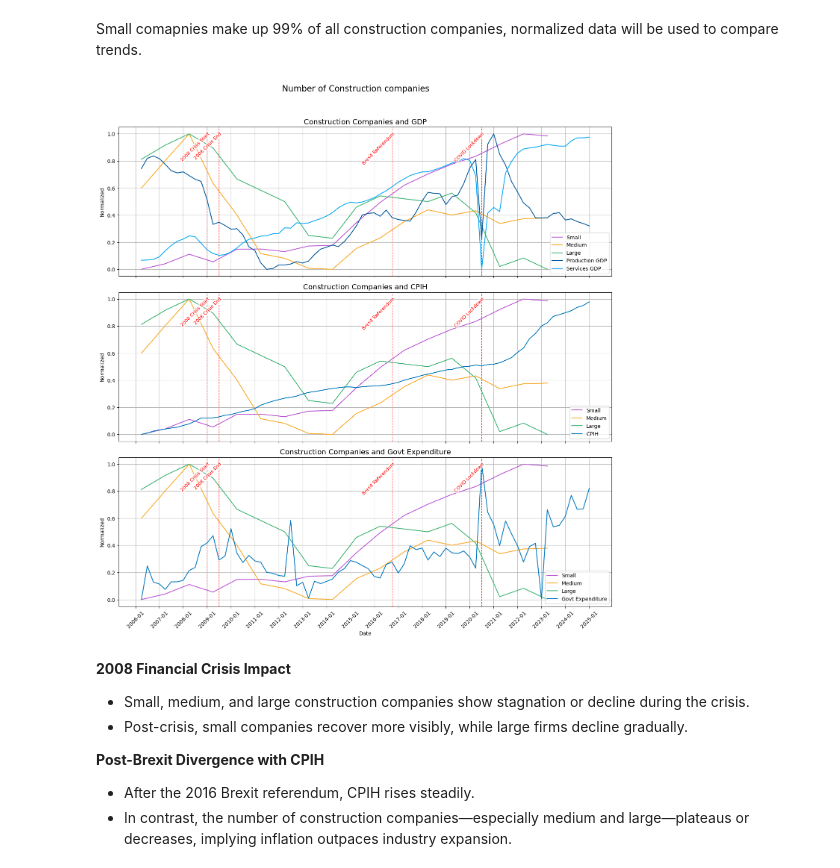
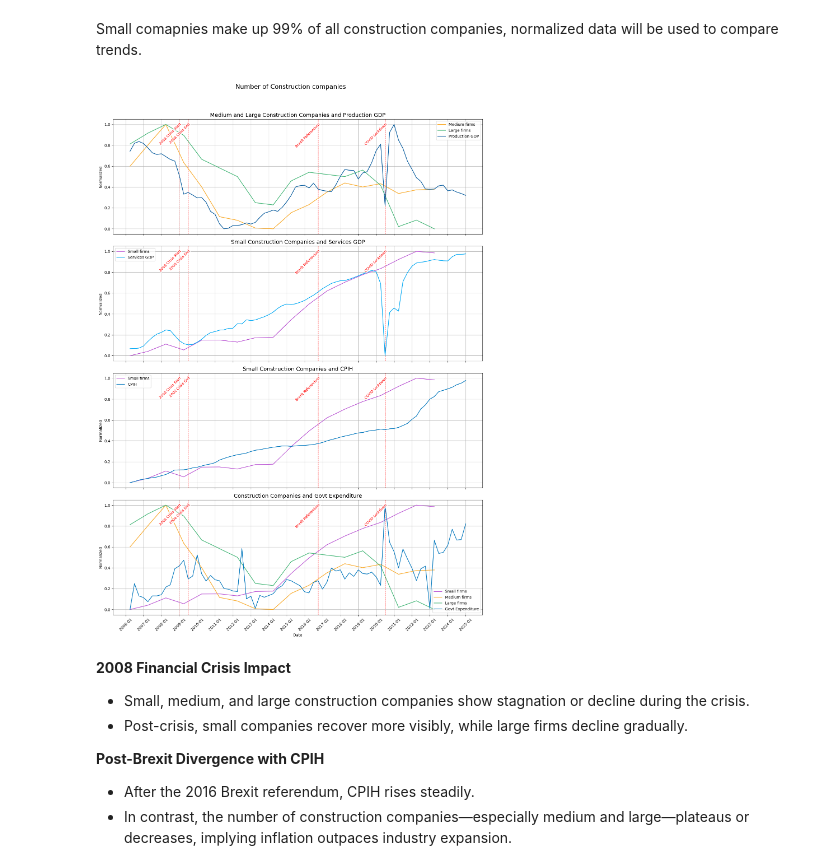
Before and after one commit to Alisa-Makhonina/Macroeconomic_indicators_vs_Construction_indicators, a Jupyter notebook: 4_Exploratory Data Analysis.ipynb, the cells around one changed output. Cells and saved outputs as stored; diff of their text form; code cells hidden in the pictures.

Commit message:
simplifying graphs

```diff
--- a/4_Exploratory Data Analysis.ipynb
+++ b/4_Exploratory Data Analysis.ipynb
@@ -547,26 +547,31 @@ Small comapnies make up 99% of all construction companies, normalized data will
 # %%
 # Creating subplots for number of construction companies changes over time and Key economic Events
 plots_dict = {
-    "Construction Companies and GDP": [
-        ['Small construction companies', 'Medium construction companies', 'Large construction companies', 'Production GDP', 'Services GDP'],
-        ['Small', 'Medium', 'Large', 'Production GDP', 'Services GDP'],
-        ['#BA55D3', '#f9a825', '#3CB371', '#01579B', '#03A9F4']
+    "Medium and Large Construction Companies and Production GDP": [
+        ['Medium construction companies', 'Large construction companies', 'Production GDP'],
+        ['Medium firms', 'Large firms', 'Production GDP'],
+        ['#f9a825', '#3CB371', '#01579B']
     ],
-    "Construction Companies and CPIH": [
-        ['Small construction companies', 'Medium construction companies', 'Large construction companies', 'CPIH'],
-        ['Small', 'Medium', 'Large', 'CPIH'],
-        ['#BA55D3', '#f9a825', '#3CB371', '#0277bd']
+    "Small Construction Companies and Services GDP": [
+        ['Small construction companies', 'Services GDP'],
+        ['Small firms', 'Services GDP'],
+        ['#BA55D3', '#03A9F4']
+    ],
+    "Small Construction Companies and CPIH": [
+        ['Small construction companies', 'CPIH'],
+        ['Small firms', 'CPIH'],
+        ['#BA55D3', '#0277bd']
     ],
     "Construction Companies and Govt Expenditure": [
         ['Small construction companies', 'Medium construction companies', 'Large construction companies', 'Govt Expenditure, £m'],
-        ['Small', 'Medium', 'Large', 'Govt Expenditure'],
+        ['Small firms', 'Medium firms', 'Large firms', 'Govt Expenditure'],
         ['#BA55D3', '#f9a825', '#3CB371', '#0277bd']
     ]
 }
 
 create_subplot_trends(pd.concat([df_q_norm, df_q_norm_add], axis=1, join='inner'), plots_dict, subtitle="Number of Construction companies")
 # %% [output]
-[figure, old version]
+[figure, new version]
 # %% [markdown]
 **2008 Financial Crisis Impact**
 
```
Also changed, not shown: parts of 2 cells of this notebook.
